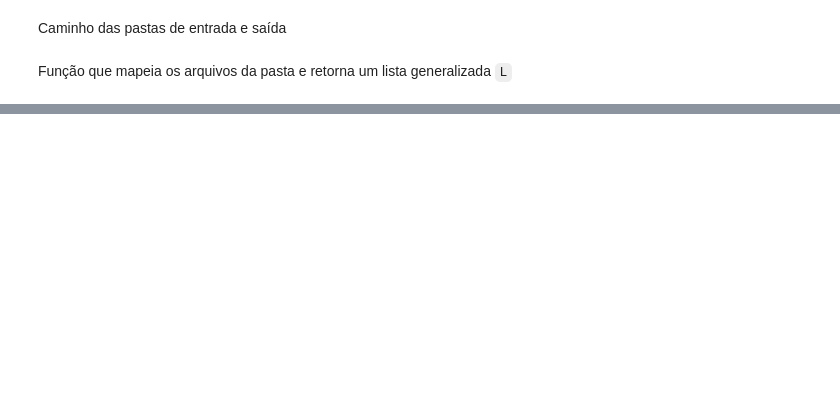
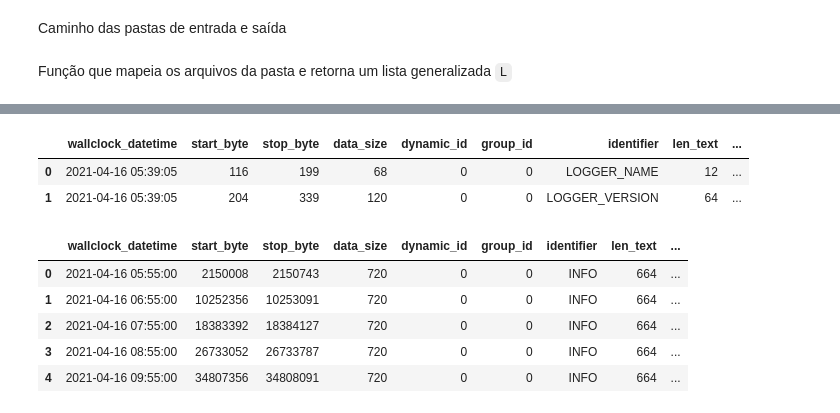
Before and after one commit to ronaldokun/rfpye, a Jupyter notebook: nbs/_test_meta.ipynb, the cells around one changed output, grey strips where cells are left out. Saved outputs shown, nothing was run; the diff lists cells and outputs as text; code cells hidden in the pictures; blank space fills up the shorter version.

```diff
--- a/nbs/_test_meta.ipynb
+++ b/nbs/_test_meta.ipynb
@@ -54,0 +66,15 @@ meta
+# %%
+dfs[2]
+# %% [output]
+|  | wallclock_datetime | start_byte | stop_byte | data_size | dynamic_id | group_id | identifier | len_text | ... |
+| 0 | 2021-04-16 05:39:05 | 116 | 199 | 68 | 0 | 0 | LOGGER_NAME | 12 | ... |
+| 1 | 2021-04-16 05:39:05 | 204 | 339 | 120 | 0 | 0 | LOGGER_VERSION | 64 | ... |
+# %%
+dfs[3]
+# %% [output]
+|  | wallclock_datetime | start_byte | stop_byte | data_size | dynamic_id | group_id | identifier | len_text | ... |
+| 0 | 2021-04-16 05:55:00 | 2150008 | 2150743 | 720 | 0 | 0 | INFO | 664 | ... |
+| 1 | 2021-04-16 06:55:00 | 10252356 | 10253091 | 720 | 0 | 0 | INFO | 664 | ... |
+| 2 | 2021-04-16 07:55:00 | 18383392 | 18384127 | 720 | 0 | 0 | INFO | 664 | ... |
+| 3 | 2021-04-16 08:55:00 | 26733052 | 26733787 | 720 | 0 | 0 | INFO | 664 | ... |
+| 4 | 2021-04-16 09:55:00 | 34807356 | 34808091 | 720 | 0 | 0 | INFO | 664 | ... |
```
Also changed, not shown: parts of 23 cells of this notebook, 16 other files.
